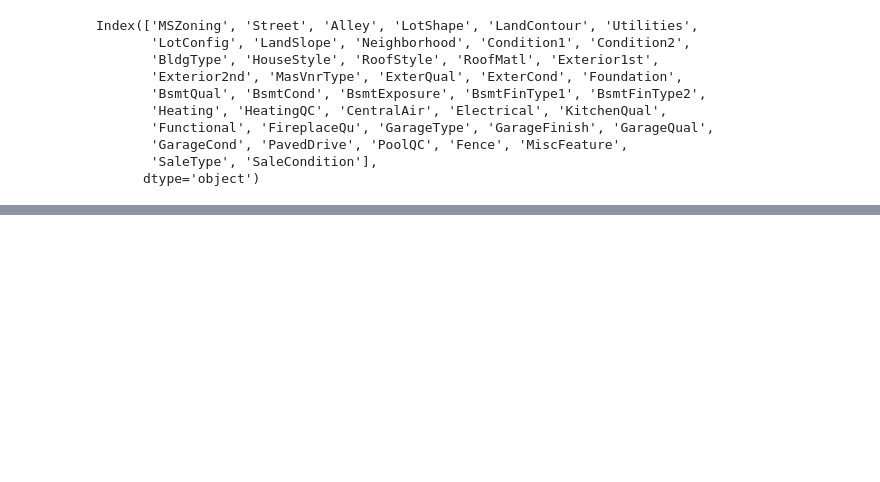
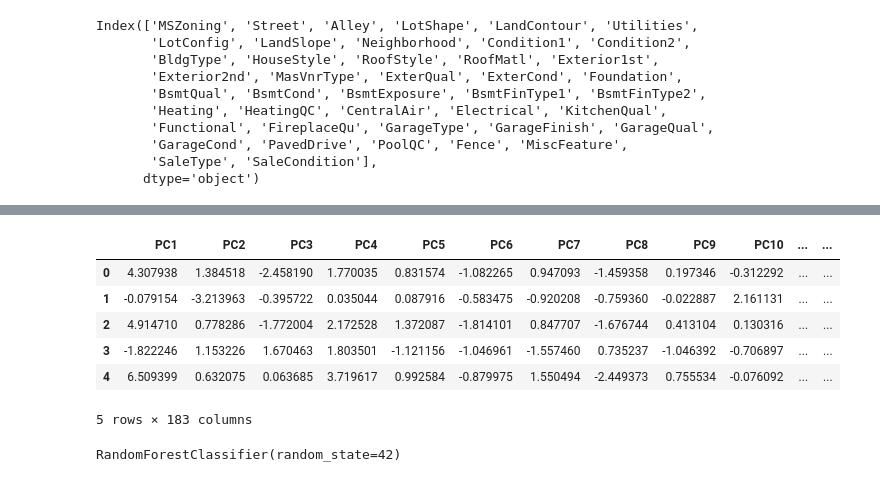
Before and after one commit to arsedianivan/houseprice, a Jupyter notebook: HouseRegression.ipynb, the cells around one changed output, grey strips where cells are left out. Saved outputs shown, nothing was run; the diff lists cells and outputs as text; code cells hidden in the pictures; blank space fills up the shorter version.

```diff
--- a/HouseRegression.ipynb
+++ b/HouseRegression.ipynb
@@ -308,0 +271,17 @@ PCA does not accept missing values encoded as NaN natively. For supervised learn
+# %%
+# Apply PCA with the selected number of components
+
+pca = PCA(n_components=n_components)
+x_reduced = pca.fit_transform(x_scaled)
+# %%
+x_reduced_df = pd.DataFrame(x_reduced, columns=[f'PC{i+1}' for i in range(n_components)])
+# %%
+x_reduced_df.head()
+# %% [output]
+|  | PC1 | PC2 | PC3 | PC4 | PC5 | PC6 | PC7 | PC8 | PC9 | PC10 | ... | ... |
+| 0 | 4.307938 | 1.384518 | -2.458190 | 1.770035 | 0.831574 | -1.082265 | 0.947093 | -1.459358 | 0.197346 | -0.312292 | ... | ... |
+| 1 | -0.079154 | -3.213963 | -0.395722 | 0.035044 | 0.087916 | -0.583475 | -0.920208 | -0.759360 | -0.022887 | 2.161131 | ... | ... |
+| 2 | 4.914710 | 0.778286 | -1.772004 | 2.172528 | 1.372087 | -1.814101 | 0.847707 | -1.676744 | 0.413104 | 0.130316 | ... | ... |
+| 3 | -1.822246 | 1.153226 | 1.670463 | 1.803501 | -1.121156 | -1.046961 | -1.557460 | 0.735237 | -1.046392 | -0.706897 | ... | ... |
+| 4 | 6.509399 | 0.632075 | 0.063685 | 3.719617 | 0.992584 | -0.879975 | 1.550494 | -2.449373 | 0.755534 | -0.076092 | ... | ... |
+5 rows × 183 columns
@@ -308,0 +292,9 @@ PCA does not accept missing values encoded as NaN natively. For supervised learn
+# %%
+# Train a Random Forest Classifier
+
+from sklearn.ensemble import RandomForestClassifier
+
+rf_model = RandomForestClassifier(random_state=42)
+rf_model.fit(x_train, y_train)
+# %% [output]
+RandomForestClassifier(random_state=42)
```
Also changed, not shown: parts of 26 cells of this notebook, 1 other file.
